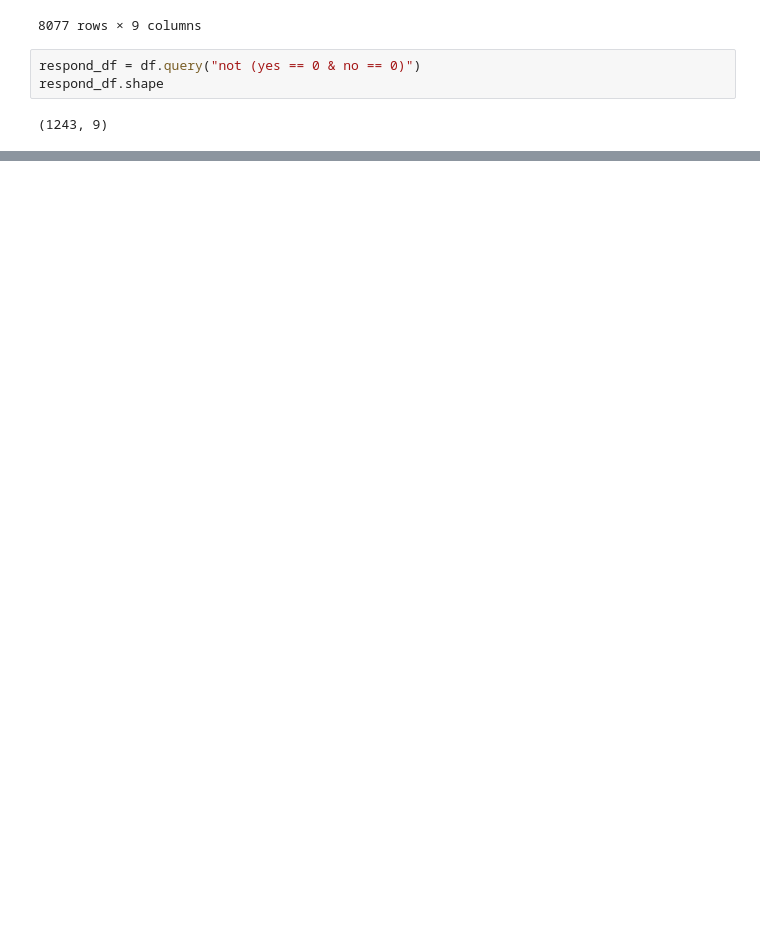
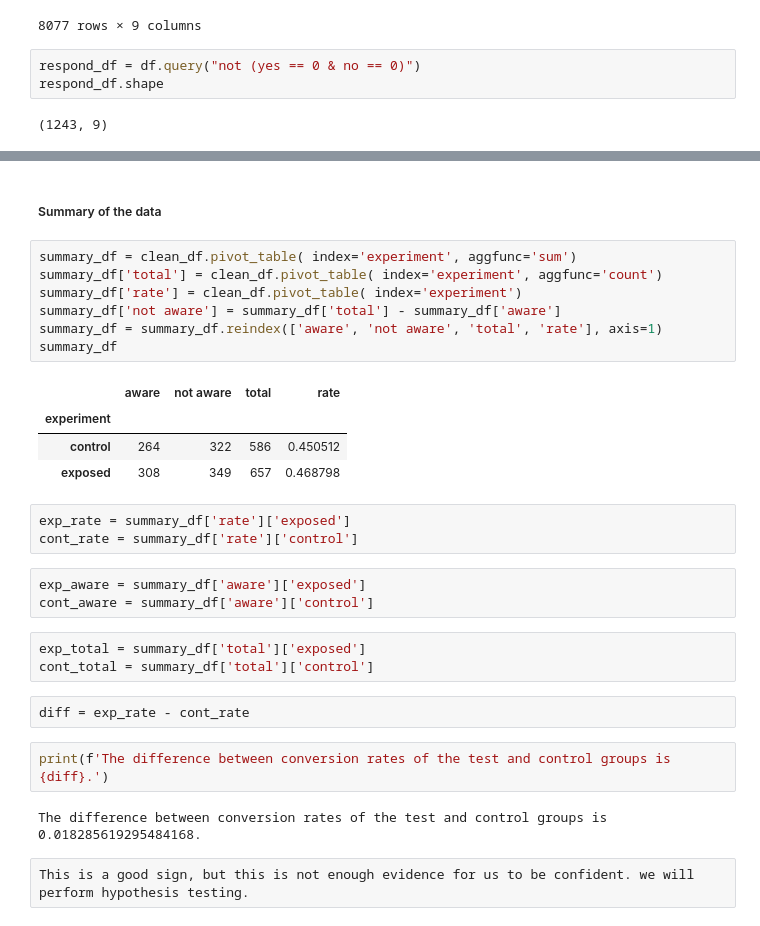
Before and after one commit to 10AcademyAbtestingProject/smartAd-abtesting, a Jupyter notebook: Notebooks/classical_AB_testing.ipynb, the cells around one changed output, grey strips where cells are left out. Cells and saved outputs as stored; diff of their text form; blank space fills up the shorter version.

Commit message:
classical AB Testing

```diff
--- a/Notebooks/classical_AB_testing.ipynb
+++ b/Notebooks/classical_AB_testing.ipynb
@@ -38,0 +66,31 @@ respond_df.shape
+# %% [markdown]
+##### Summary of the data
+# %%
+summary_df = clean_df.pivot_table( index='experiment', aggfunc='sum')
+summary_df['total'] = clean_df.pivot_table( index='experiment', aggfunc='count')
+summary_df['rate'] = clean_df.pivot_table( index='experiment')
+summary_df['not aware'] = summary_df['total'] - summary_df['aware']
+summary_df = summary_df.reindex(['aware', 'not aware', 'total', 'rate'], axis=1)
+summary_df
+# %% [output]
+|  | aware | not aware | total | rate |
+| experiment |  |  |  |  |
+| control | 264 | 322 | 586 | 0.450512 |
+| exposed | 308 | 349 | 657 | 0.468798 |
+# %%
+exp_rate = summary_df['rate']['exposed']
+cont_rate = summary_df['rate']['control']
+# %%
+exp_aware = summary_df['aware']['exposed']
+cont_aware = summary_df['aware']['control']
+# %%
+exp_total = summary_df['total']['exposed']
+cont_total = summary_df['total']['control']
+# %%
+diff = exp_rate - cont_rate
+# %%
+print(f'The difference between conversion rates of the test and control groups is {diff}.')
+# %% [output]
+The difference between conversion rates of the test and control groups is 0.018285619295484168.
+# %% [raw]
+This is a good sign, but this is not enough evidence for us to be confident. we will perform hypothesis testing.
```
Also changed, not shown: parts of 9 cells of this notebook.
